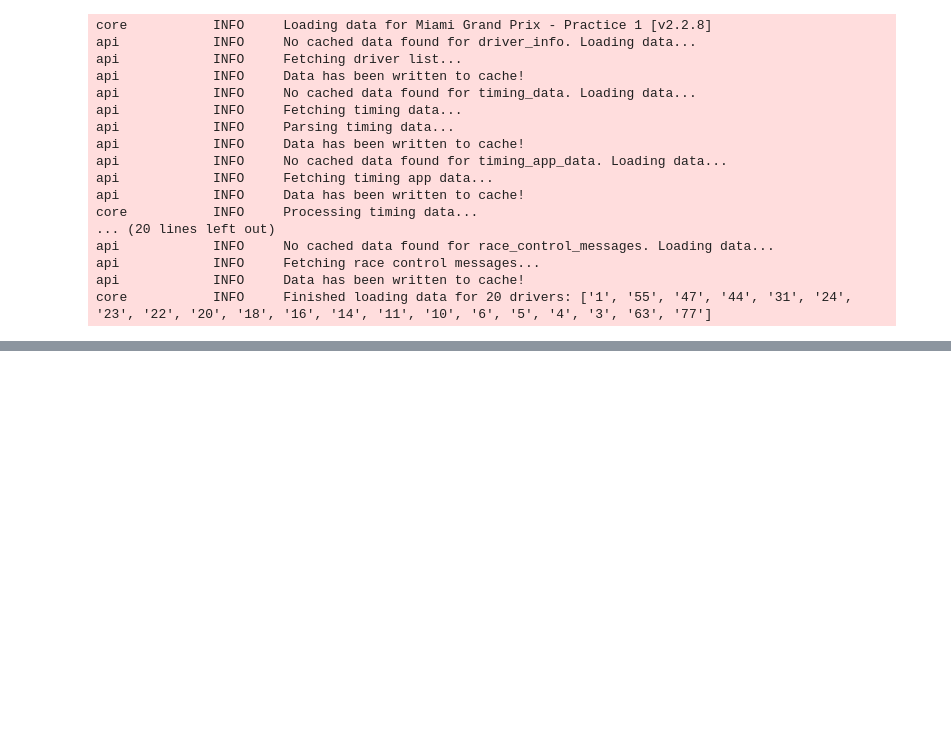
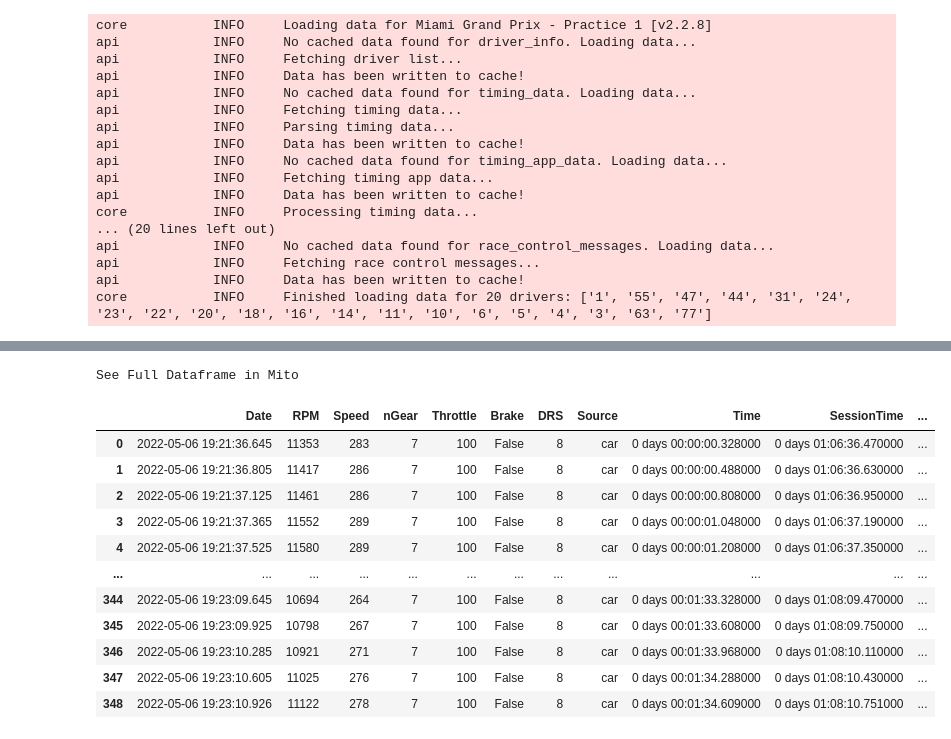
Before and after one commit to GuillaumeArp/Jedha_F1_Project, a Jupyter notebook: test_guillaume.ipynb, the cells around one changed output, grey strips where cells are left out. Saved outputs shown, nothing was run; the diff lists cells and outputs as text; code cells hidden in the pictures; blank space fills up the shorter version.

```diff
--- a/test_guillaume.ipynb
+++ b/test_guillaume.ipynb
@@ -43,0 +123,17 @@ See Full Dataframe in Mito
+# %%
+msc_car_data['Distance'] = round(msc_car_data['Distance'], 2)
+msc_car_data
+# %% [output]
+See Full Dataframe in Mito
+|  | Date | RPM | Speed | nGear | Throttle | Brake | DRS | Source | Time | SessionTime | ... |
+| 0 | 2022-05-06 19:21:36.645 | 11353 | 283 | 7 | 100 | False | 8 | car | 0 days 00:00:00.328000 | 0 days 01:06:36.470000 | ... |
+| 1 | 2022-05-06 19:21:36.805 | 11417 | 286 | 7 | 100 | False | 8 | car | 0 days 00:00:00.488000 | 0 days 01:06:36.630000 | ... |
+| 2 | 2022-05-06 19:21:37.125 | 11461 | 286 | 7 | 100 | False | 8 | car | 0 days 00:00:00.808000 | 0 days 01:06:36.950000 | ... |
+| 3 | 2022-05-06 19:21:37.365 | 11552 | 289 | 7 | 100 | False | 8 | car | 0 days 00:00:01.048000 | 0 days 01:06:37.190000 | ... |
+| 4 | 2022-05-06 19:21:37.525 | 11580 | 289 | 7 | 100 | False | 8 | car | 0 days 00:00:01.208000 | 0 days 01:06:37.350000 | ... |
+| ... | ... | ... | ... | ... | ... | ... | ... | ... | ... | ... | ... |
+| 344 | 2022-05-06 19:23:09.645 | 10694 | 264 | 7 | 100 | False | 8 | car | 0 days 00:01:33.328000 | 0 days 01:08:09.470000 | ... |
+| 345 | 2022-05-06 19:23:09.925 | 10798 | 267 | 7 | 100 | False | 8 | car | 0 days 00:01:33.608000 | 0 days 01:08:09.750000 | ... |
+| 346 | 2022-05-06 19:23:10.285 | 10921 | 271 | 7 | 100 | False | 8 | car | 0 days 00:01:33.968000 | 0 days 01:08:10.110000 | ... |
+| 347 | 2022-05-06 19:23:10.605 | 11025 | 276 | 7 | 100 | False | 8 | car | 0 days 00:01:34.288000 | 0 days 01:08:10.430000 | ... |
+| 348 | 2022-05-06 19:23:10.926 | 11122 | 278 | 7 | 100 | False | 8 | car | 0 days 00:01:34.609000 | 0 days 01:08:10.751000 | ... |
```
Also changed, not shown: parts of 8 cells of this notebook.
